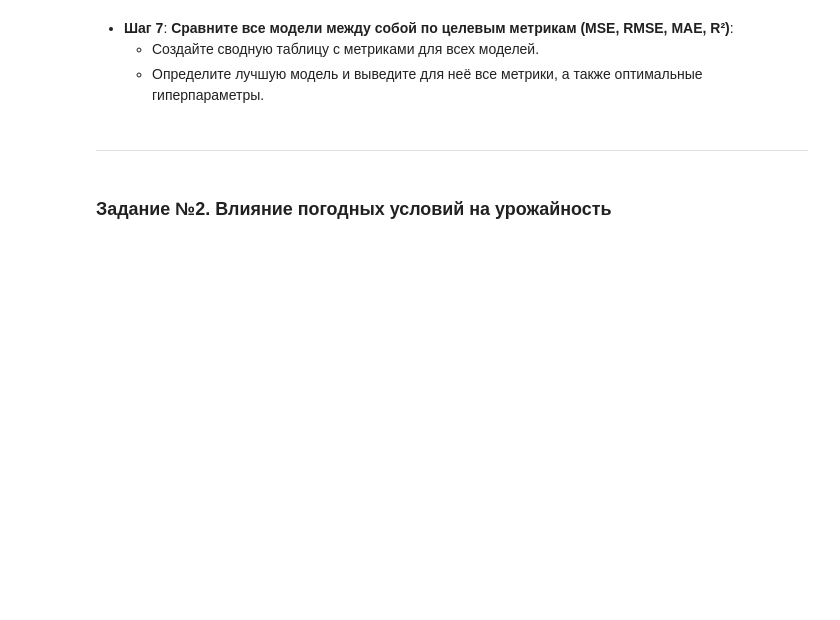
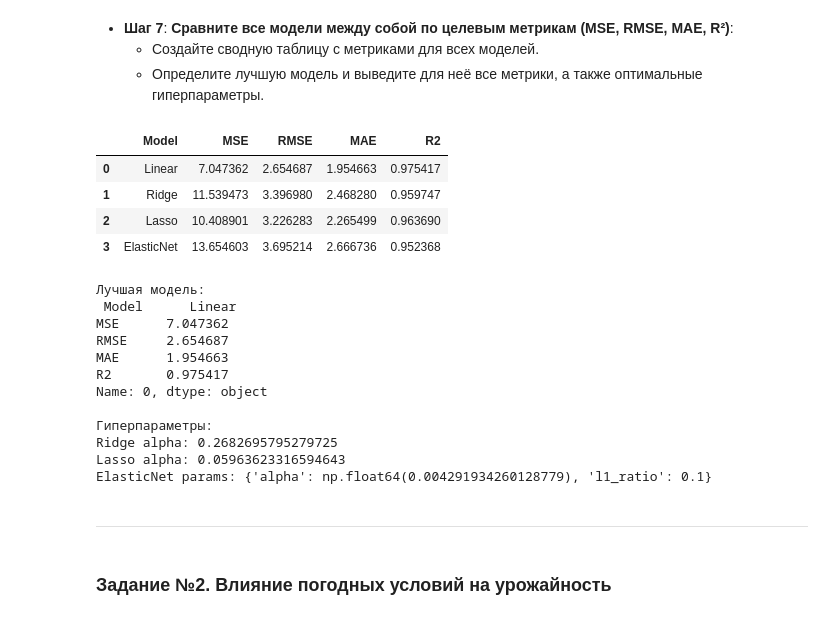
Before and after one commit to re-side/ml_basic, a Jupyter notebook: Практическая_работа_№5_Линейная_и_логистическая_регрессия.ipynb, the cells around one changed output. Cells and saved outputs as stored; diff of their text form; code cells hidden in the pictures; blank space fills up the shorter version.

```diff
--- a/Практическая_работа_№5_Линейная_и_логистическая_регрессия.ipynb
+++ b/Практическая_работа_№5_Линейная_и_логистическая_регрессия.ipynb
@@ -62,0 +75,10 @@ dtype: int64
+# %%
+from sklearn.model_selection import train_test_split
+
+X = df.select_dtypes(include='number').drop('Price_in_thousands', axis=1)
+y = df['Price_in_thousands']
+
+X_train, X_test, y_train, y_test = train_test_split(X, y, test_size=0.3, random_state=42)
+
+print(f"X_train: {X_train.shape}, y_train: {y_train.shape}")
+print(f"X_test: {X_test.shape}, y_test: {y_test.shape}")
@@ -82,0 +135,18 @@ import numpy as np
+# %%
+from sklearn.metrics import mean_squared_error, mean_absolute_error, r2_score
+
+def eval_model(model, name, X_t, y_t):
+    preds = model.predict(X_t)
+    mse = mean_squared_error(y_t, preds)
+    rmse = np.sqrt(mse)
+    mae = mean_absolute_error(y_t, preds)
+    r2 = r2_score(y_t, preds)
+
+    print(f"{name} -> MSE: {mse:.2f}, RMSE: {rmse:.2f}, MAE: {mae:.2f}, R2: {r2:.3f}")
+    return {'Model': name, 'MSE': mse, 'RMSE': rmse, 'MAE': mae, 'R2': r2}
+
+results =[]
+results.append(eval_model(lr, "Linear", X_test_scaled, y_test))
+results.append(eval_model(ridge.best_estimator_, "Ridge", X_test_scaled, y_test))
+results.append(eval_model(lasso.best_estimator_, "Lasso", X_test_scaled, y_test))
+results.append(eval_model(elastic.best_estimator_, "ElasticNet", X_test_scaled, y_test))
@@ -96,3 +188,32 @@ import numpy as np
+# %%
+results_df = pd.DataFrame(results)
+display(results_df)
+
+best = results_df.loc[results_df['R2'].idxmax()]
+
+print("\nЛучшая модель:\n", best)
+print("\nГиперпараметры:")
+print("Ridge alpha:", ridge.best_params_['alpha'])
+print("Lasso alpha:", lasso.best_params_['alpha'])
+print("ElasticNet params:", elastic.best_params_)
+# %% [output]
+|  | Model | MSE | RMSE | MAE | R2 |
+| 0 | Linear | 7.047362 | 2.654687 | 1.954663 | 0.975417 |
+| 1 | Ridge | 11.539473 | 3.396980 | 2.468280 | 0.959747 |
+| 2 | Lasso | 10.408901 | 3.226283 | 2.265499 | 0.963690 |
+| 3 | ElasticNet | 13.654603 | 3.695214 | 2.666736 | 0.952368 |
+Лучшая модель:
+ Model      Linear
+MSE      7.047362
+RMSE     2.654687
+MAE      1.954663
+R2       0.975417
+Name: 0, dtype: object
+
+Гиперпараметры:
+Ridge alpha: 0.2682695795279725
+Lasso alpha: 0.05963623316594643
+ElasticNet params: {'alpha': np.float64(0.004291934260128779), 'l1_ratio': 0.1}
 # %% [markdown]
 ---
 # %% [markdown]
```
Also changed, not shown: parts of 11 cells of this notebook.
